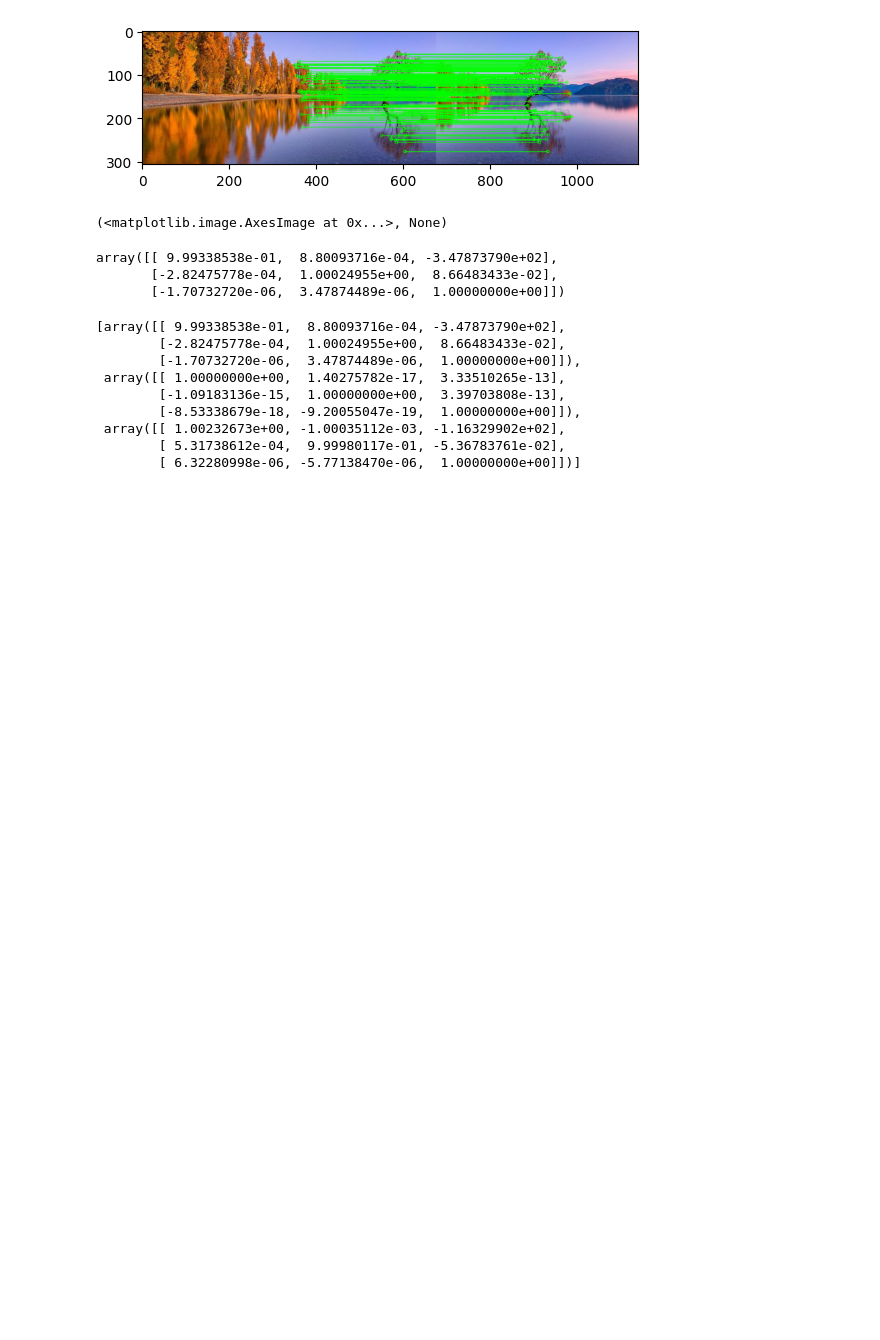
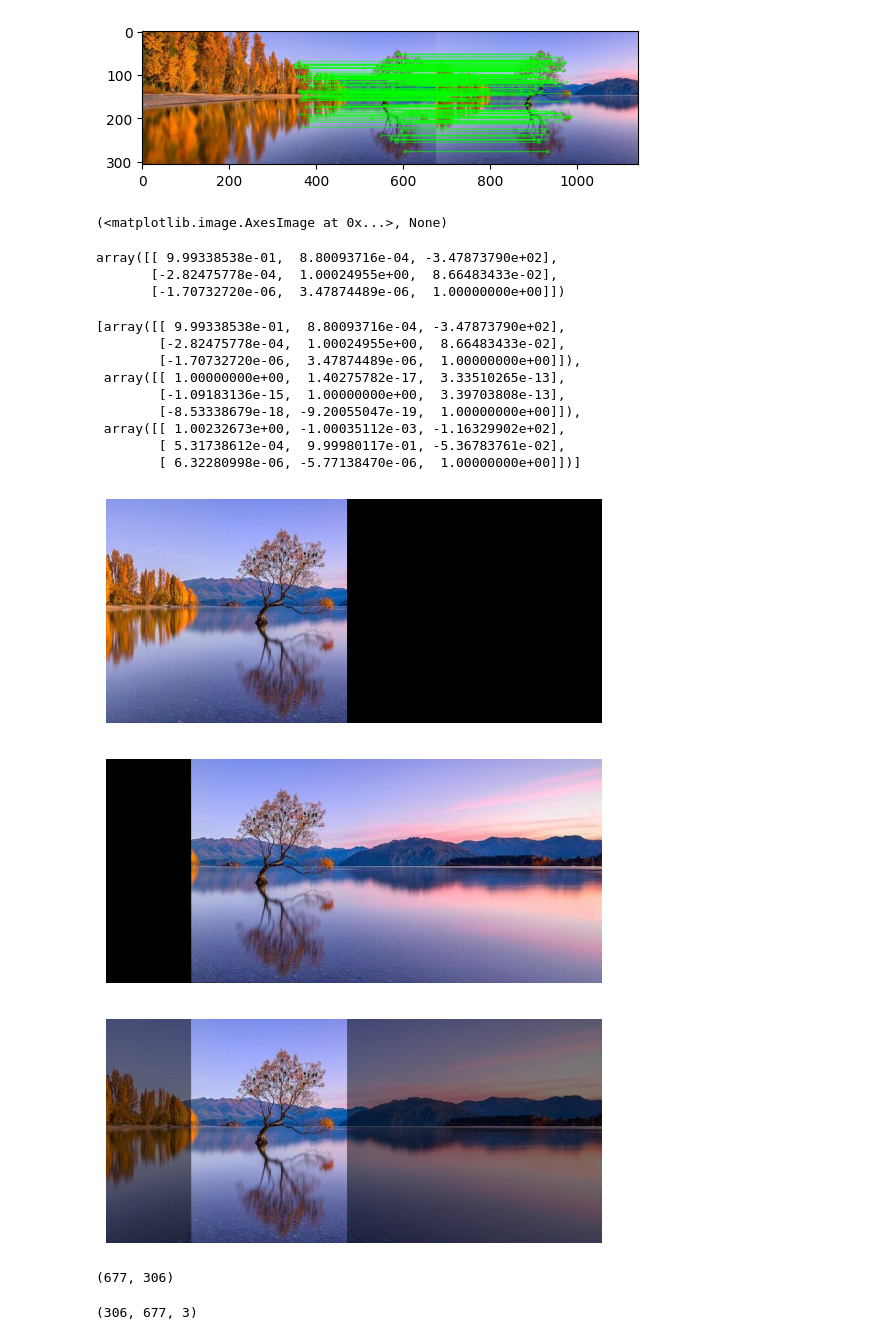
Before and after one commit to guillermoSb/Proyecto03_VC_UVG, a Jupyter notebook: proyecto03.ipynb, the cells around one changed output. Drawn from its saved outputs; the diff is of its cells as text; code cells hidden in the pictures; blank space fills up the shorter version.

```diff
--- a/proyecto03.ipynb
+++ b/proyecto03.ipynb
@@ -48,8 +48,8 @@ image_2_rgb = cv2.cvtColor(image_2, cv2.COLOR_BGR2RGB)
 # %%
 sift = cv2.SIFT_create()
-keypoints_0, descriptors_0 = sift.detectAndCompute(image_0, None)
-keypoints_1, descriptors_1 = sift.detectAndCompute(image_1, None)
-keypoints_2, descriptors_2 = sift.detectAndCompute(image_2, None)
+keypoints_0, descriptors_0 = sift.detectAndCompute(image_2, None)
+keypoints_1, descriptors_1 = sift.detectAndCompute(image_3, None)
+keypoints_2, descriptors_2 = sift.detectAndCompute(image_1, None)
 image_0_kp = cv2.drawKeypoints(image_0_rgb, keypoints_0, None, flags=cv2.DRAW_MATCHES_FLAGS_DRAW_RICH_KEYPOINTS)
 image_1_kp = cv2.drawKeypoints(image_1_rgb, keypoints_1, None, flags=cv2.DRAW_MATCHES_FLAGS_DRAW_RICH_KEYPOINTS)
 image_2_kp = cv2.drawKeypoints(image_2_rgb, keypoints_2, None, flags=cv2.DRAW_MATCHES_FLAGS_DRAW_RICH_KEYPOINTS)
@@ -140,4 +140,7 @@ array([[ 9.99338538e-01,  8.80093716e-04, -3.47873790e+02],
        [-1.70732720e-06,  3.47874489e-06,  1.00000000e+00]])
 # %%
 homografias = []
+# %%
+H1_2, kp1, kp2, good_matches, mask = find_homography(image_1, image_2)
+homografias.append(H1_2)
 # %%
@@ -145,4 +148,4 @@ H, kp1, kp2, good_matches, mask = find_homography(image_2, image_0)
 homografias.append(H)
 # %%
-H, kp1, kp2, good_matches, mask = find_homography(image_0, image_0)
-homografias.append(H)
+H2_3, kp1, kp2, good_matches, mask = find_homography(image_2, image_3)
+homografias.append(H2_3)
@@ -161,3 +161,41 @@ homografias
  array([[ 1.00232673e+00, -1.00035112e-03, -1.16329902e+02],
         [ 5.31738612e-04,  9.99980117e-01, -5.36783761e-02],
         [ 6.32280998e-06, -5.77138470e-06,  1.00000000e+00]])]
+# %%
+images = [image_1, image_2, image_3]
+
+width = max([x.shape[1] for x in images])
+height = max([x.shape[0] for x in images])
+
+warped_img1 = cv2.warpPerspective(image_1, H1_2, (width, height))
+warped_img3 = cv2.warpPerspective(image_3, np.linalg.inv(H2_3), (width, height))
+
+plt.figure()
+plt.imshow(cv2.cvtColor(warped_img1, cv2.COLOR_BGR2RGB))
+plt.axis('off')
+plt.show()
+
+plt.figure()
+plt.imshow(cv2.cvtColor(warped_img3, cv2.COLOR_BGR2RGB))
+plt.axis('off')
+plt.show()
+
+final_image = cv2.addWeighted(warped_img1, 0.5, warped_img1, 0.5, 0)
+final_image = cv2.addWeighted(final_image, 0.5, warped_img3, 0.5, 0)
+
+plt.figure()
+plt.imshow(cv2.cvtColor(final_image, cv2.COLOR_BGR2RGB))
+plt.axis('off')
+plt.show()
+# %% [output]
+[figure, added]
+[figure, added]
+[figure, added]
+# %%
+width, height
+# %% [output]
+(677, 306)
+# %%
+final_image.shape
+# %% [output]
+(306, 677, 3)
```
Also changed, not shown: parts of 9 cells of this notebook, 4 other files.
